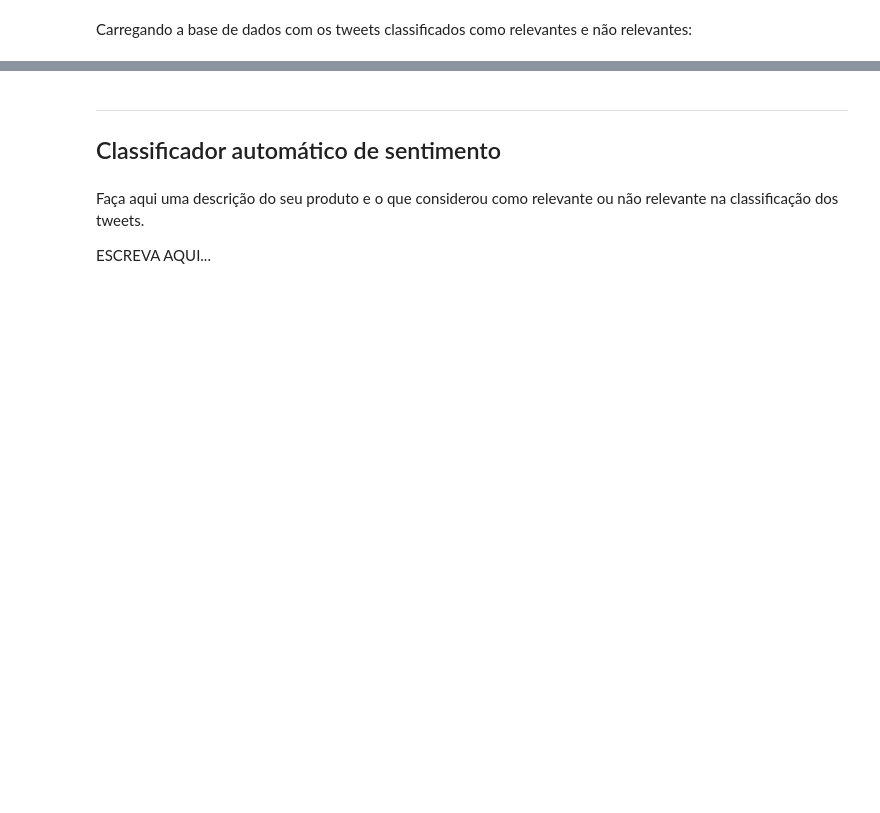
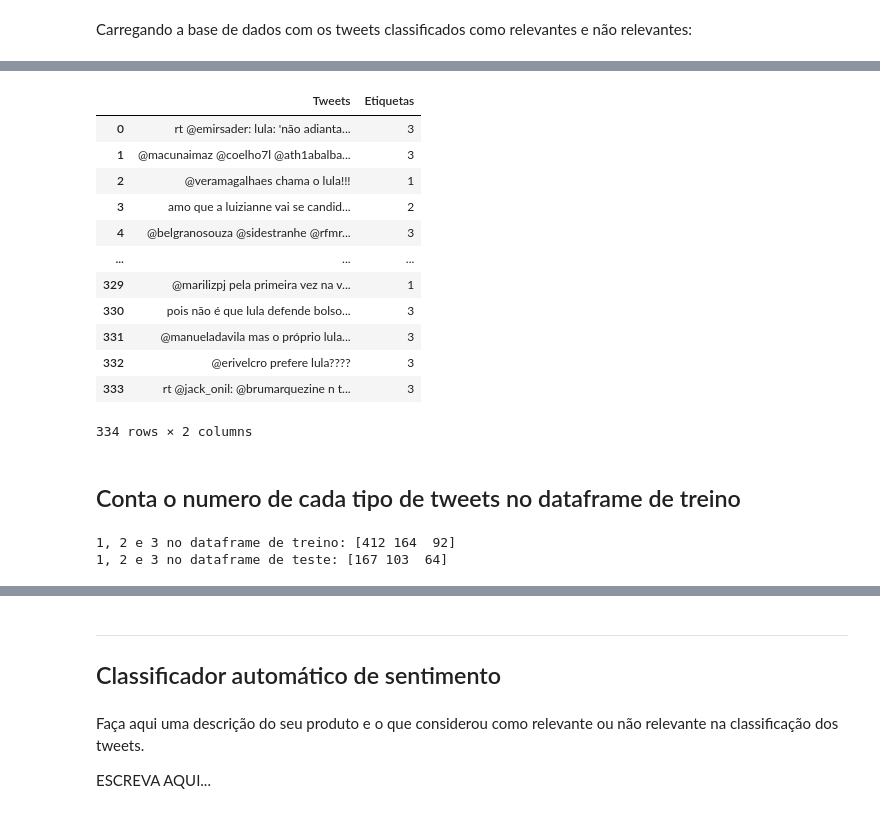
Before and after one commit to SBLuizFernando/cdados-nayve-bayes-sentimento-tweets, a Jupyter notebook: analise/Projeto1_Classificador_layout.ipynb, the cells around one changed output, grey strips where cells are left out. Saved outputs shown, nothing was run; the diff lists cells and outputs as text; code cells hidden in the pictures; blank space fills up the shorter version.

```diff
--- a/analise/Projeto1_Classificador_layout.ipynb
+++ b/analise/Projeto1_Classificador_layout.ipynb
@@ -51,0 +92,30 @@ test.head(5)
+# %%
+df_teste
+# %% [output]
+|  | Tweets | Etiquetas |
+| 0 | rt @emirsader: lula: 'não adianta... | 3 |
+| 1 | @macunaimaz @coelho7l @ath1abalba... | 3 |
+| 2 | @veramagalhaes chama o lula!!! | 1 |
+| 3 | amo que a luizianne vai se candid... | 2 |
+| 4 | @belgranosouza @sidestranhe @rfmr... | 3 |
+| ... | ... | ... |
+| 329 | @marilizpj pela primeira vez na v... | 1 |
+| 330 | pois não é que lula defende bolso... | 3 |
+| 331 | @manueladavila mas o próprio lula... | 3 |
+| 332 | @erivelcro prefere lula???? | 3 |
+| 333 | rt @jack_onil: @brumarquezine n t... | 3 |
+334 rows × 2 columns
+# %% [markdown]
+## Conta o numero de cada tipo de tweets no dataframe de treino
+# %%
+#conta o numero de vezes que cada etiqueta se repete e coloca numa lista
+distribuicao = df_treino['Etiquetas'].value_counts()
+lista_dos_numeros_de_cada_tipo_de_etiqueta_treino = distribuicao.to_numpy()
+print("1, 2 e 3 no dataframe de treino:", lista_dos_numeros_de_cada_tipo_de_etiqueta_treino)
+
+distribuicao = df_teste['Etiquetas'].value_counts()
+lista_dos_numeros_de_cada_tipo_de_etiqueta_teste = distribuicao.to_numpy()
+print("1, 2 e 3 no dataframe de teste:", lista_dos_numeros_de_cada_tipo_de_etiqueta_teste)
+# %% [output]
+1, 2 e 3 no dataframe de treino: [412 164  92]
+1, 2 e 3 no dataframe de teste: [167 103  64]
```
Also changed, not shown: parts of 41 cells of this notebook, 3 other files.
